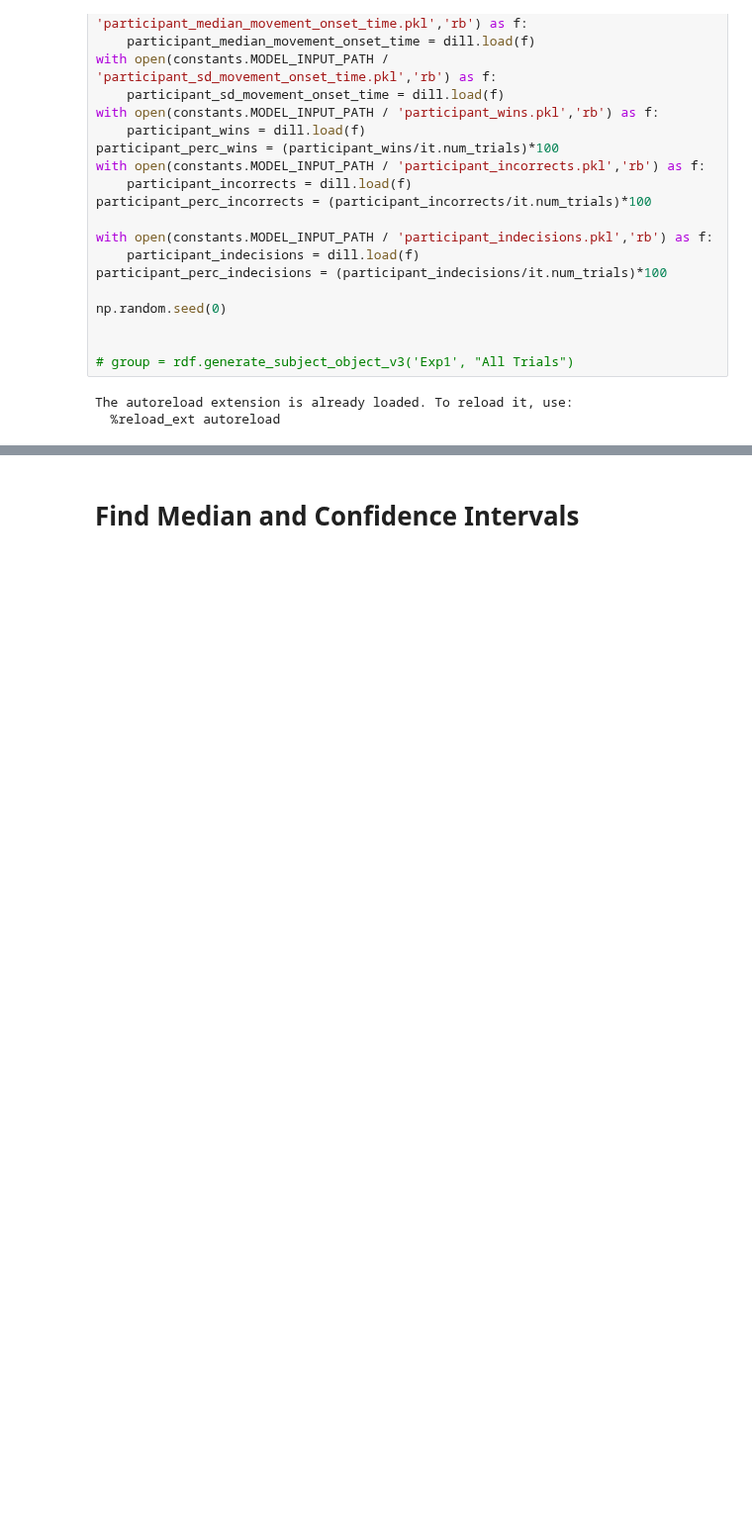
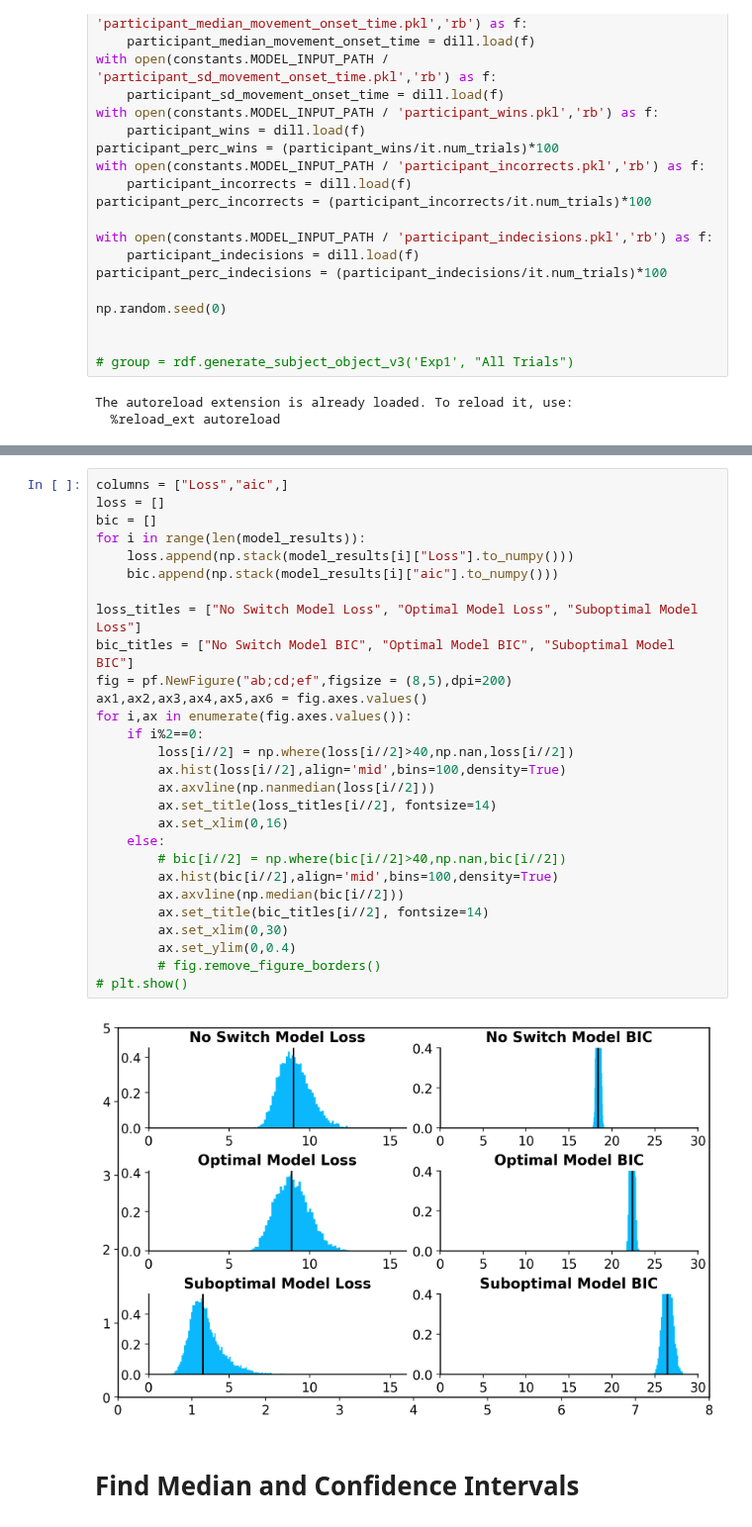
Before and after one commit to SethSullivan/MatchPennies-Agent-Expirement, a Jupyter notebook: scripts/makefigs/Analyze_Bootstrapped_or_Warmstart_Models.ipynb, the cells around one changed output, grey strips where cells are left out. Shown at 99% size. Cells and saved outputs as stored; diff of their text form; blank space fills up the shorter version.

```diff
--- a/scripts/makefigs/Analyze_Bootstrapped_or_Warmstart_Models.ipynb
+++ b/scripts/makefigs/Analyze_Bootstrapped_or_Warmstart_Models.ipynb
@@ -247,3 +170,33 @@ for df_results,model_name in zip(model_results,model_names):
+# %%
+columns = ["Loss","aic",]
+loss = []
+bic = []
+for i in range(len(model_results)):
+    loss.append(np.stack(model_results[i]["Loss"].to_numpy()))
+    bic.append(np.stack(model_results[i]["aic"].to_numpy()))
+
+loss_titles = ["No Switch Model Loss", "Optimal Model Loss", "Suboptimal Model Loss"]
+bic_titles = ["No Switch Model BIC", "Optimal Model BIC", "Suboptimal Model BIC"]
+fig = pf.NewFigure("ab;cd;ef",figsize = (8,5),dpi=200)
+ax1,ax2,ax3,ax4,ax5,ax6 = fig.axes.values()
+for i,ax in enumerate(fig.axes.values()):
+    if i%2==0:
+        loss[i//2] = np.where(loss[i//2]>40,np.nan,loss[i//2])
+        ax.hist(loss[i//2],align='mid',bins=100,density=True)
+        ax.axvline(np.nanmedian(loss[i//2]))
+        ax.set_title(loss_titles[i//2], fontsize=14)
+        ax.set_xlim(0,16)
+    else:
+        # bic[i//2] = np.where(bic[i//2]>40,np.nan,bic[i//2])
+        ax.hist(bic[i//2],align='mid',bins=100,density=True)
+        ax.axvline(np.median(bic[i//2]))
+        ax.set_title(bic_titles[i//2], fontsize=14)
+        ax.set_xlim(0,30)
+        ax.set_ylim(0,0.4)
+        # fig.remove_figure_borders()
+# plt.show()
+# %% [output]
+[figure, added]
 # %% [markdown]
 # Find Median and Confidence Intervals
 # %%
```
Also changed, not shown: parts of 18 cells of this notebook.
